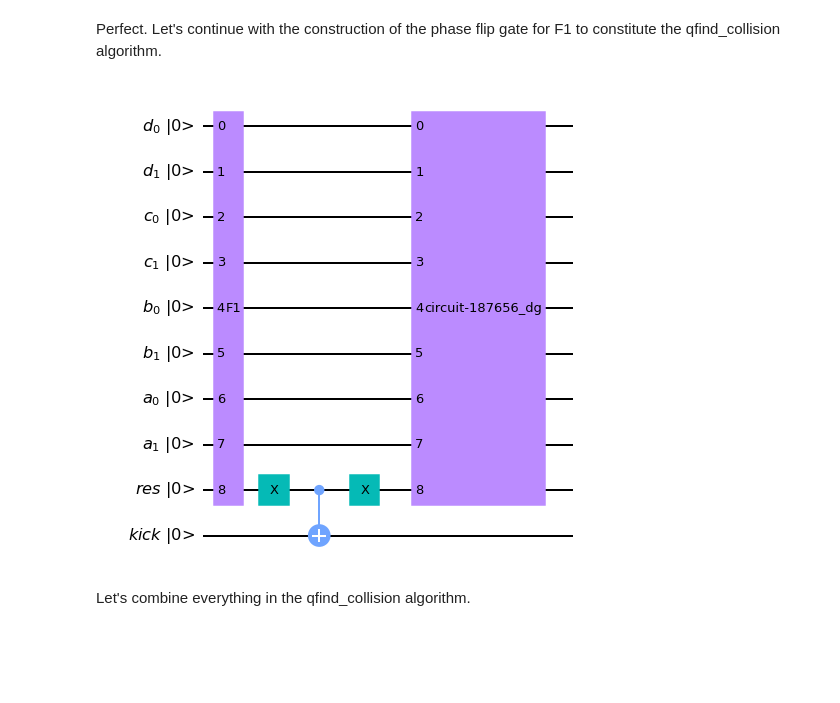
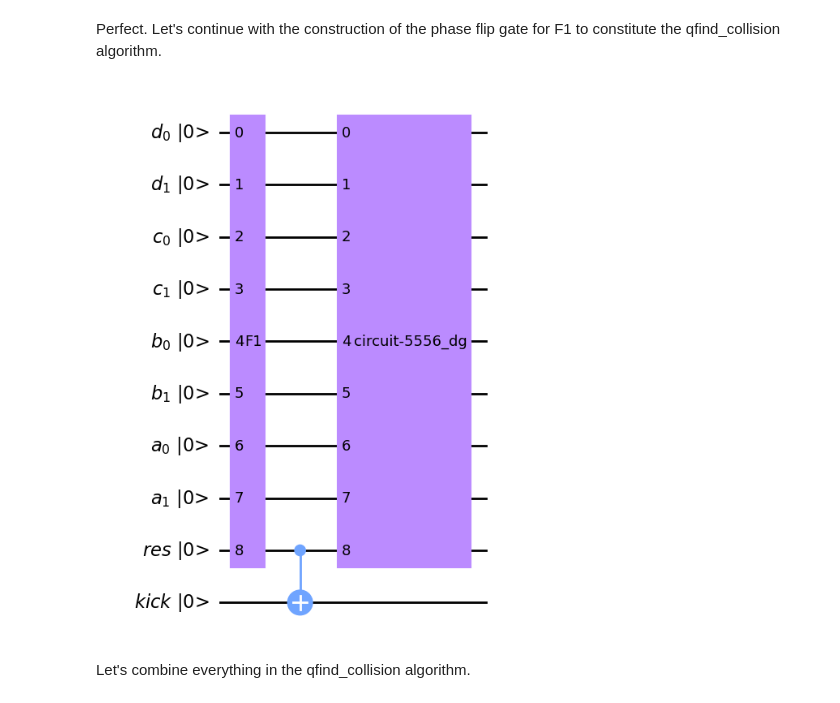
Before and after one commit to MoritzHuppert/quantum-nostradamus, a Jupyter notebook: quantum_nostradmus_merkle.ipynb, the cells around one changed output. Saved outputs shown, nothing was run; the diff lists cells and outputs as text; code cells hidden in the pictures; blank space fills up the shorter version.

Commit message:
Update requirements.txt and change phase flip operator for F1

```diff
--- a/quantum_nostradmus_merkle.ipynb
+++ b/quantum_nostradmus_merkle.ipynb
@@ -1170,10 +1170,9 @@ The result is F1(1101) = 1.
 # %% [markdown]
 Perfect. Let's continue with the construction of the phase flip gate for F1 to constitute the qfind_collision algorithm.
 # %%
-def construct_flip_gate_f1(b, hash_list, y2):
+def construct_flip_gate_f1(hash_list, y2):
     """Construction of the Phase Flip Operator for the F1 function.
     Args:
-        b (BitArray): classical bitstring of the image of F1.
         hash_list (List of BitArrays): List of 2^l messages m_i.
         y2 (BitArray): Value y* in the definition of F1.
     Returns:
@@ -1193,43 +1192,39 @@ def construct_flip_gate_f1(b, hash_list, y2):
     #apply f1
     input = QuantumCircuit(d_qr, c_qr, b_qr, a_qr, res_qr)
     f1_phase_flip_side.append(f1_gate, input.qubits)
-
-    # calculate specific controlled gate for preimage H
-    if b == 1:
-        f1_phase_flip_side.x(res_qr)
 
     # apply all above operations to quantum circuit
     f1_phase_flip.compose(f1_phase_flip_side, inplace=True)
 
     # phase flip multi-cnot
     f1_phase_flip.cnot(res_qr, kickback_qr)
 
     # apply the inverse of all above operations to quantum circuit
     f1_phase_flip.compose(f1_phase_flip_side.inverse(), inplace=True)
 
     # convert to quantum gate
     f1_flip_gate = f1_phase_flip.to_gate(label='f1_flip')
 
     # draw circuit
     img = f1_phase_flip.draw(output='mpl', initial_state=True)
 
     return f1_flip_gate, img
 
 # application and illustration
 m1 = BitArray(bin=(n-2) *'0') + BitArray(bin='01')
 m2 = BitArray(bin=(n-2) *'0') + BitArray(bin='10')
 y1 = BitArray(bin=(n-2) *'0') + BitArray(bin='11')
 y2 = BitArray(bin=(n-2) *'0') + BitArray(bin='01')
 
 c, d = chash_round(m1, y1[:reg_len], y1[reg_len:])
 hash1 = c + d
 c, d = chash_round(m2, y1[:reg_len], y1[reg_len:])
 hash2 = c + d
 
-f1_flip_gate, img = construct_flip_gate_f1(1, [hash1, hash2], y2)
+f1_flip_gate, img = construct_flip_gate_f1([hash1, hash2], y2)
 img
 # %% [output]
-[figure, old version]
+[figure, new version]
 # %% [markdown]
 Let's combine everything in the qfind_collision algorithm.
 # %%
```
Also changed, not shown: parts of 41 cells of this notebook, 1 other file.
